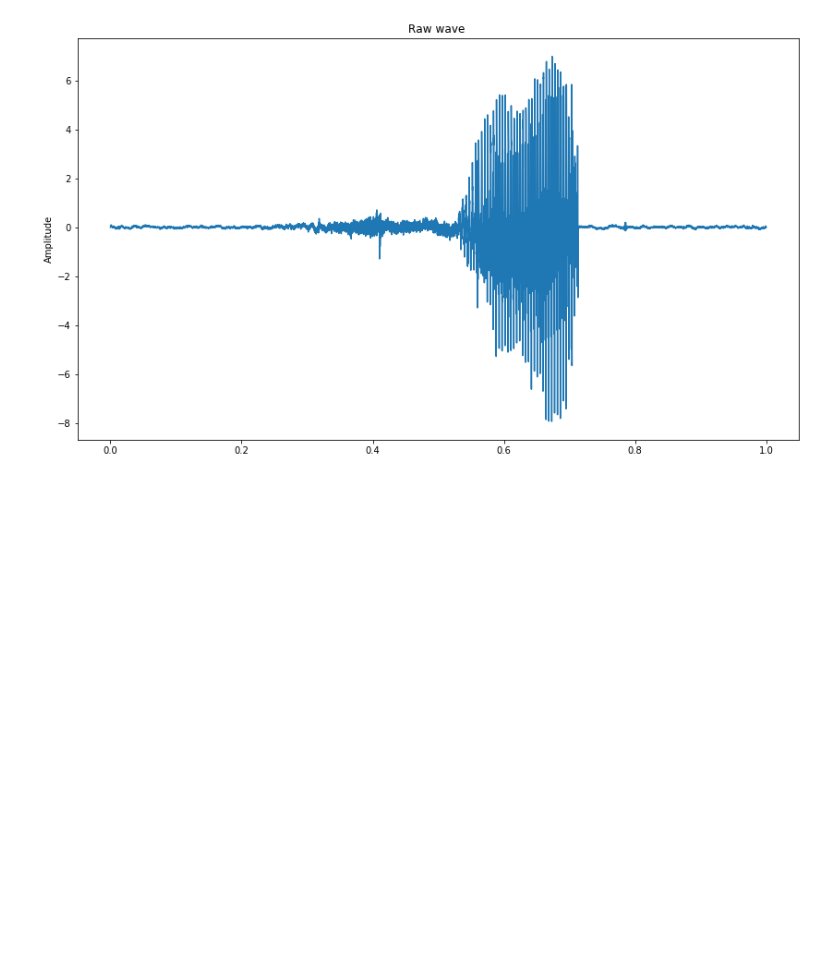
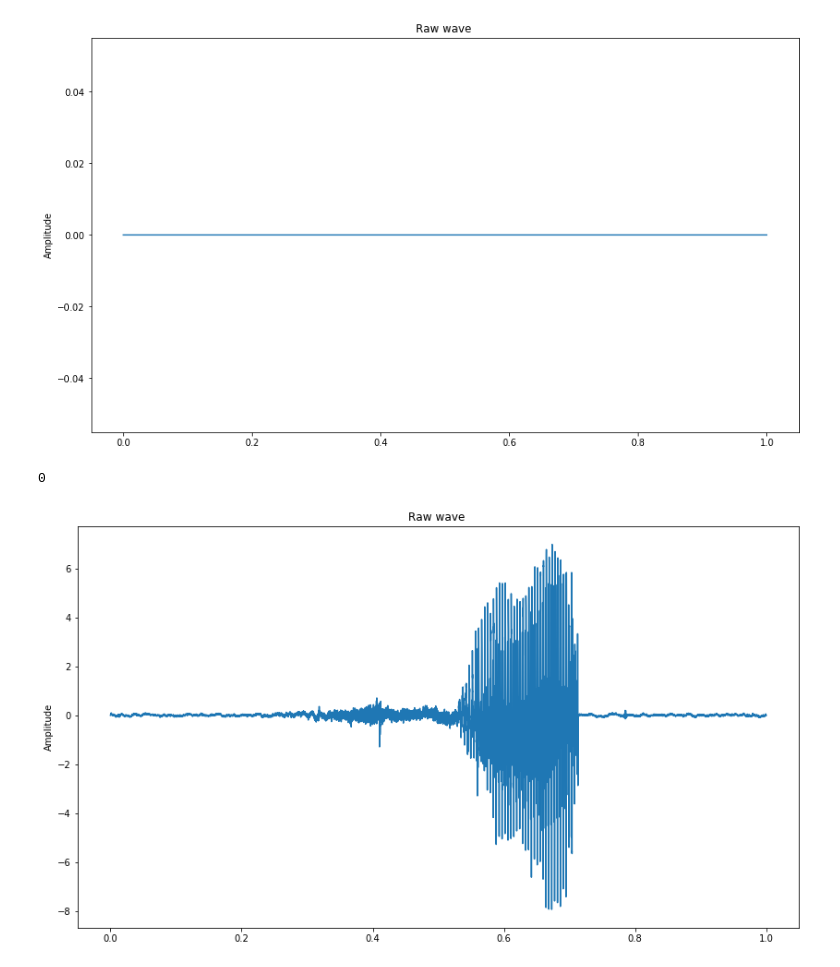
Before and after one commit to 3v1l91l/speech, a Jupyter notebook: src/augment.ipynb, the cells around one changed output. Saved outputs shown, nothing was run; the diff lists cells and outputs as text; code cells hidden in the pictures; blank space fills up the shorter version.

```diff
--- a/src/augment.ipynb
+++ b/src/augment.ipynb
@@ -45,6 +45,17 @@ ipd.Audio(wav, rate=fs)
 # %% [output]
 [figure]
 [interactive output not drawn]
+# %%
+silence_test_wav = load_wav_by_path("../input/test/audio/clip_5bcd66a1f.wav", fs)
+y = silence_test_wav
+# y = (silence_test_wav - np.mean(silence_test_wav))/np.std(silence_test_wav)
+plot_time_series(y)
+ipd.Audio(y, rate=fs)
+# print(np.sum(y))
+print(y[0])
+# %% [output]
+[figure, added]
+0
 # %%
 wav_flipped = np.flip(wav, axis=0)
 plot_time_series(wav_flipped)
```
Also changed, not shown: parts of 8 cells of this notebook, 7 other files.
